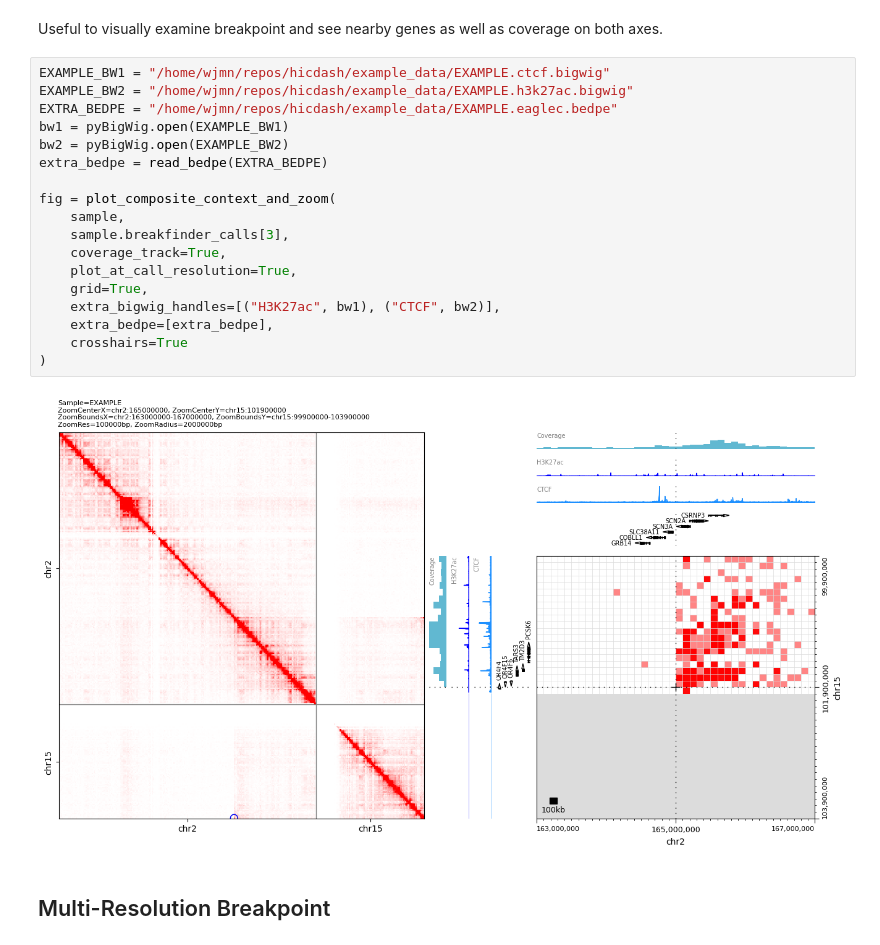
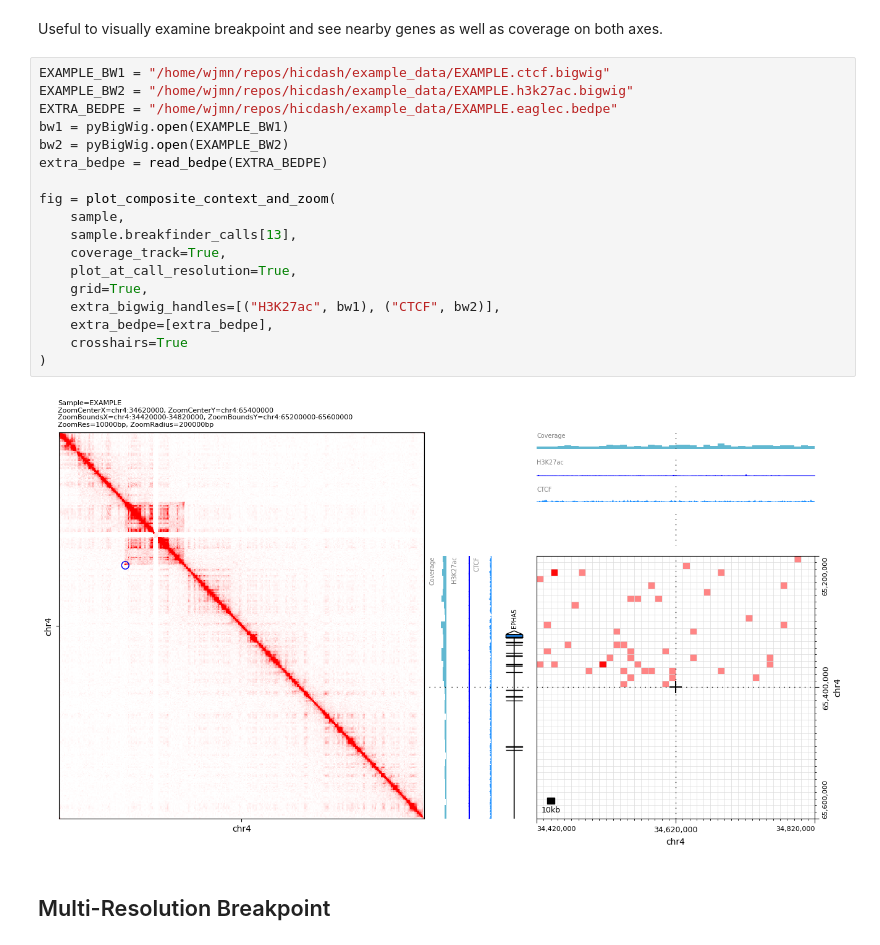
Before and after one commit to wjmn/hicdash, a Jupyter notebook: src/examples.ipynb, the cells around one changed output. Saved outputs shown, nothing was run; the diff lists cells and outputs as text.

```diff
--- a/src/examples.ipynb
+++ b/src/examples.ipynb
@@ -81,23 +81,23 @@ Useful to visually examine breakpoint and see nearby genes as well as coverage o
 # %%
 EXAMPLE_BW1 = "/home/wjmn/repos/hicdash/example_data/EXAMPLE.ctcf.bigwig"
 EXAMPLE_BW2 = "/home/wjmn/repos/hicdash/example_data/EXAMPLE.h3k27ac.bigwig"
 EXTRA_BEDPE = "/home/wjmn/repos/hicdash/example_data/EXAMPLE.eaglec.bedpe"
 bw1 = pyBigWig.open(EXAMPLE_BW1)
 bw2 = pyBigWig.open(EXAMPLE_BW2)
 extra_bedpe = read_bedpe(EXTRA_BEDPE)
 
 fig = plot_composite_context_and_zoom(
     sample,
-    sample.breakfinder_calls[3],
+    sample.breakfinder_calls[13],
     coverage_track=True,
     plot_at_call_resolution=True,
     grid=True,
     extra_bigwig_handles=[("H3K27ac", bw1), ("CTCF", bw2)],
     extra_bedpe=[extra_bedpe],
     crosshairs=True
 )
 # %% [output]
-[figure, old version]
+[figure, new version]
 # %% [markdown]
 ## Multi-Resolution Breakpoint
 # %%
```
Also changed, not shown: 1 other file.
